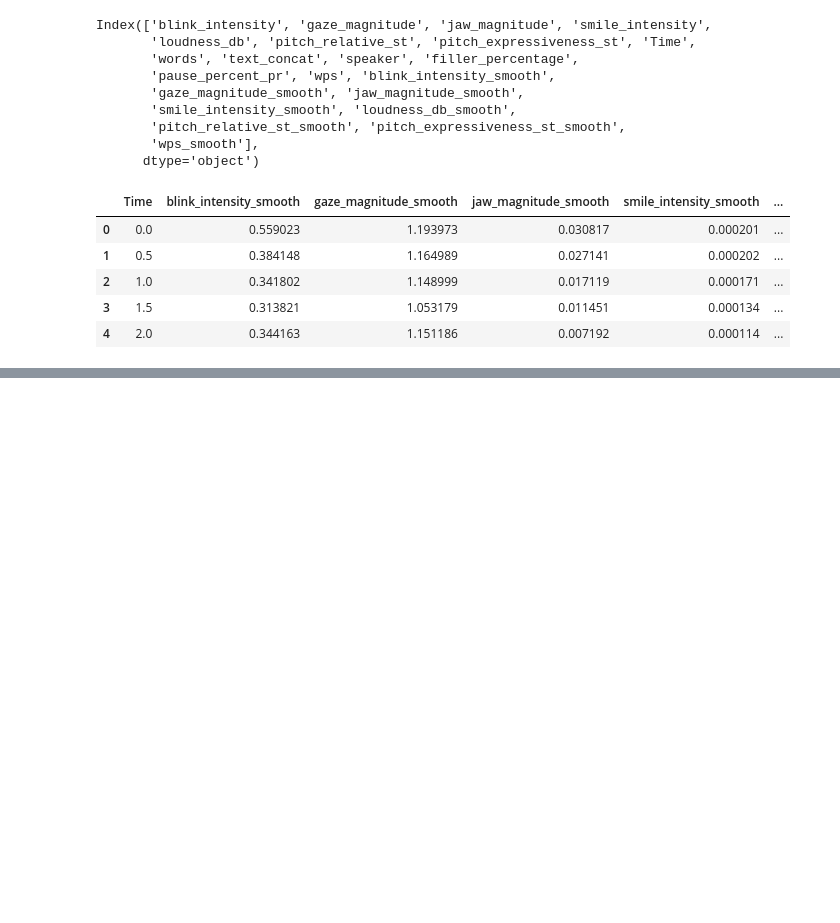
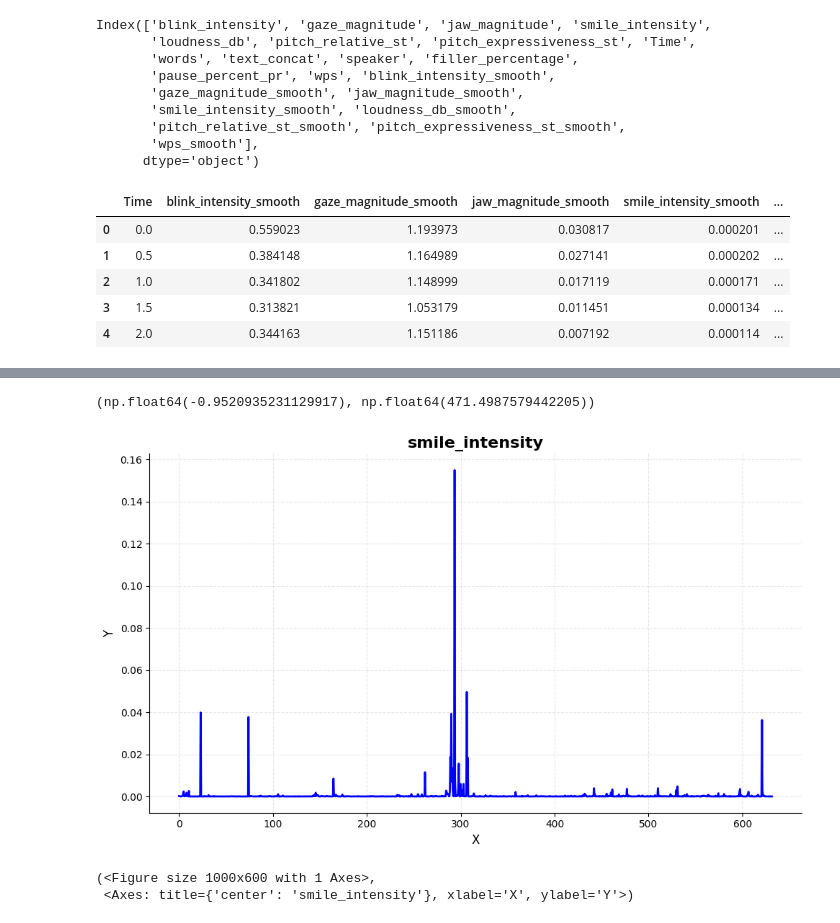
Before and after one commit to Ak62007/Multimodel-Reasoning, a Jupyter notebook: notebooks/feature_engineering.ipynb, the cells around one changed output, grey strips where cells are left out. Cells and saved outputs as stored; diff of their text form; code cells hidden in the pictures; blank space fills up the shorter version.

```diff
--- a/notebooks/feature_engineering.ipynb
+++ b/notebooks/feature_engineering.ipynb
@@ -752,0 +743,2 @@ Name: loudness_db, Length: 1053, dtype: float64
+# %%
+temp = new_df_copy['loudness_db'][new_df_copy['speaker'] == 'B'].ewm(span=5, adjust=False).mean()
@@ -760,7 +764,7 @@ audio_spans = {
 mask = new_df_copy['speaker'] == 'B'
 
 for key, value in audio_spans.items():
-    temp = new_df_copy[new_df_copy['speaker'] == 'B'][key].ewm(span=value, adjust=False).mean()
+    temp = new_df_copy[key][new_df_copy['speaker'] == 'B'].ewm(span=value, adjust=False).mean()
     new_df_copy.loc[temp.index, f"{key}_smooth"] = temp.values
 # %%
 new_df_copy['loudness_db_smooth']
@@ -810,0 +864,10 @@ KeyError: "None of [Index(['loudness_db'], dtype='object')] are in the [columns]
+# %%
+new_df_smooth_copy['smile_intensity_smooth_rz'].min(), new_df_smooth_copy['smile_intensity_smooth_rz'].max()
+# %% [output]
+(np.float64(-0.9520935231129917), np.float64(471.4987579442205))
+# %%
+plot_beautiful(x=new_df_copy['Time'], y=new_df_copy['smile_intensity'], title='smile_intensity')
+# %% [output]
+[figure, added]
+(<Figure size 1000x600 with 1 Axes>,
+ <Axes: title={'center': 'smile_intensity'}, xlabel='X', ylabel='Y'>)
```
Also changed, not shown: parts of 31 cells of this notebook.
